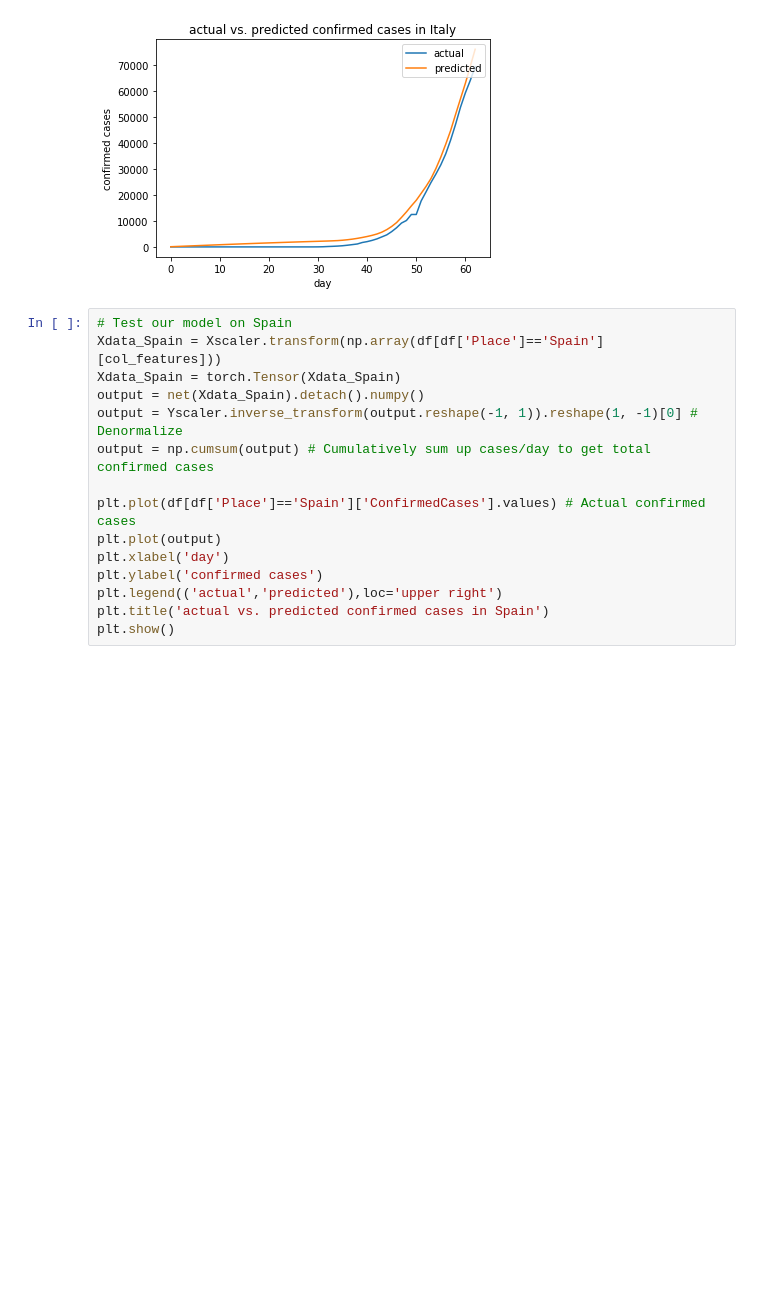
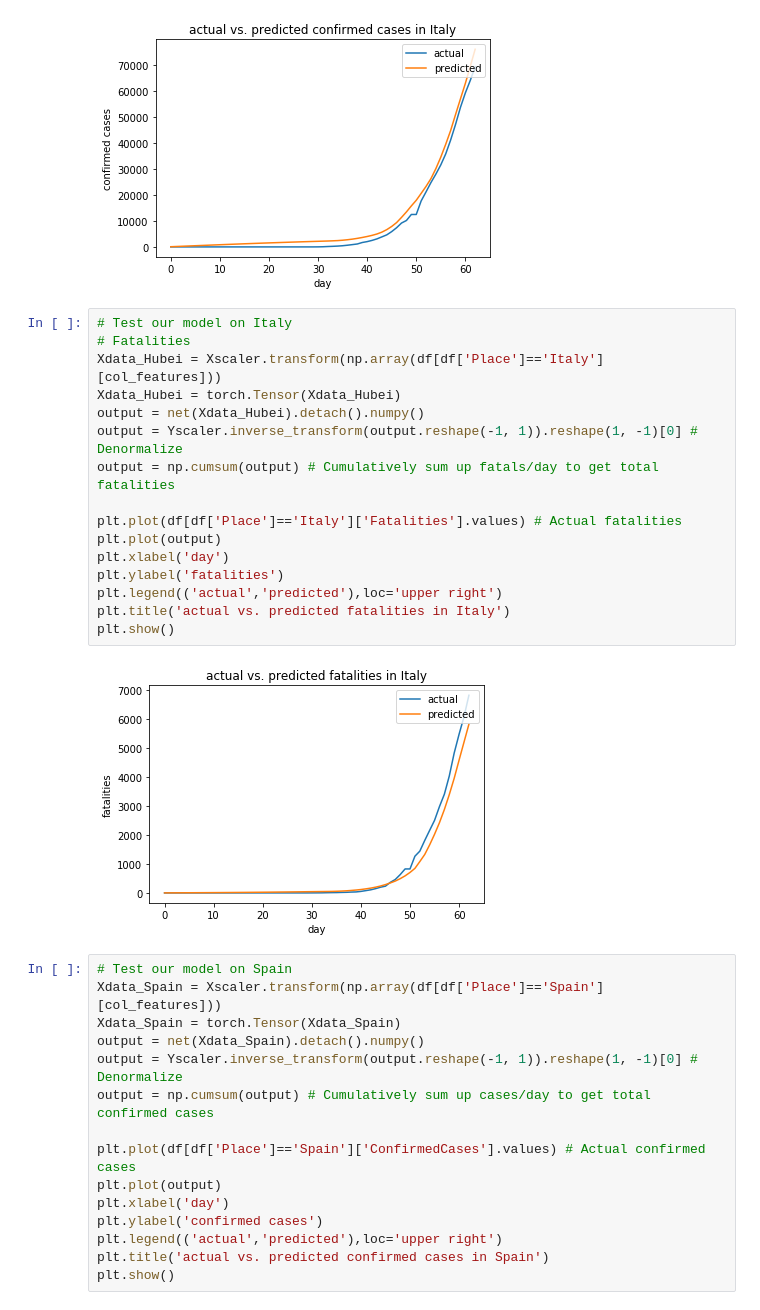
Before and after one commit to LinChiGong/COVID19-Forecasting, a Jupyter notebook: model_building_4_23.ipynb, the cells around one changed output. Drawn from its saved outputs; the diff is of its cells as text; blank space fills up the shorter version.

```diff
--- a/model_building_4_23.ipynb
+++ b/model_building_4_23.ipynb
@@ -412,6 +501,24 @@ plt.title('actual vs. predicted confirmed cases in Italy')
 plt.show()
 # %% [output]
 [figure]
+# %%
+# Test our model on Italy
+# Fatalities
+Xdata_Hubei = Xscaler.transform(np.array(df[df['Place']=='Italy'][col_features]))
+Xdata_Hubei = torch.Tensor(Xdata_Hubei)
+output = net(Xdata_Hubei).detach().numpy()
+output = Yscaler.inverse_transform(output.reshape(-1, 1)).reshape(1, -1)[0] # Denormalize
+output = np.cumsum(output) # Cumulatively sum up fatals/day to get total fatalities
+
+plt.plot(df[df['Place']=='Italy']['Fatalities'].values) # Actual fatalities
+plt.plot(output)
+plt.xlabel('day')
+plt.ylabel('fatalities')
+plt.legend(('actual','predicted'),loc='upper right')
+plt.title('actual vs. predicted fatalities in Italy')
+plt.show()
+# %% [output]
+[figure, added]
 # %%
 # Test our model on Spain
 Xdata_Spain = Xscaler.transform(np.array(df[df['Place']=='Spain'][col_features]))
```
Also changed, not shown: parts of 13 cells of this notebook.
